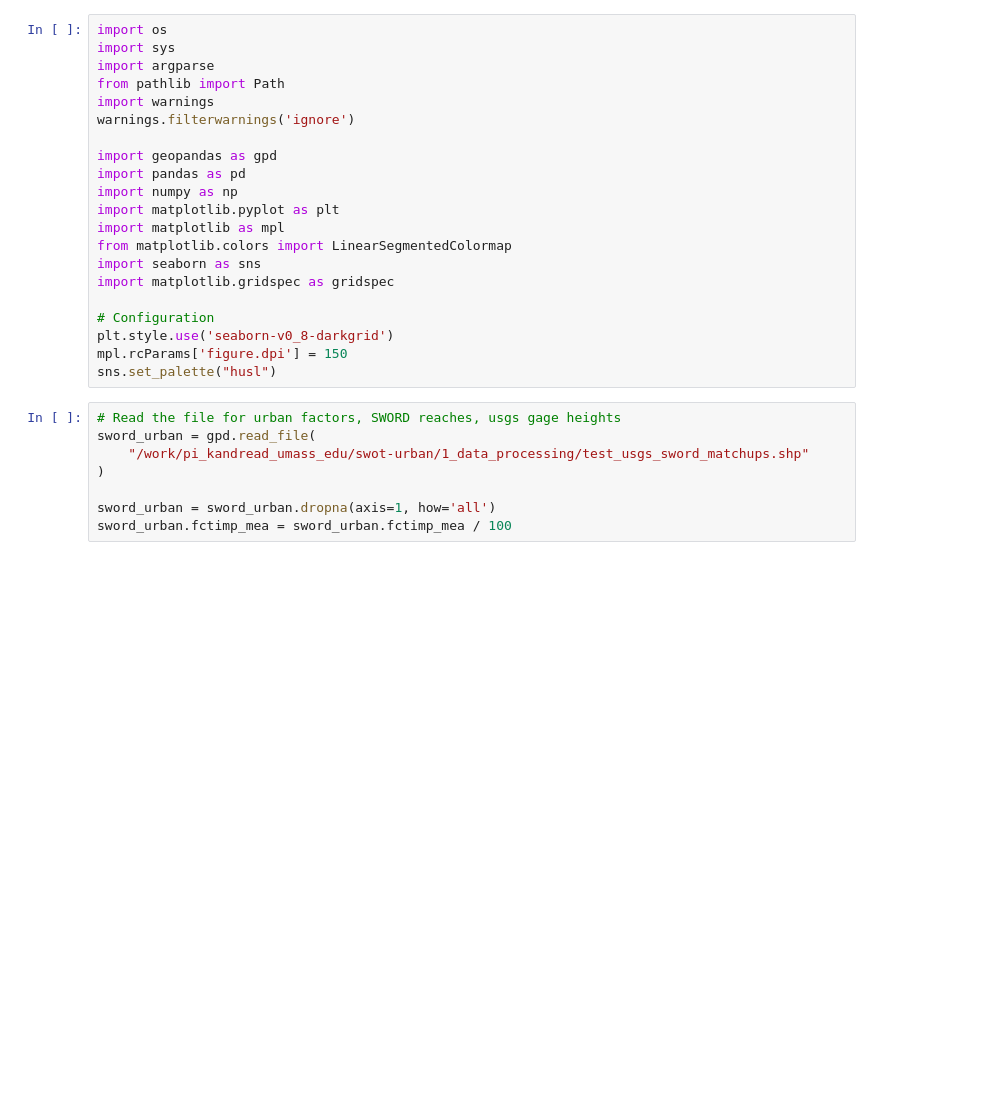
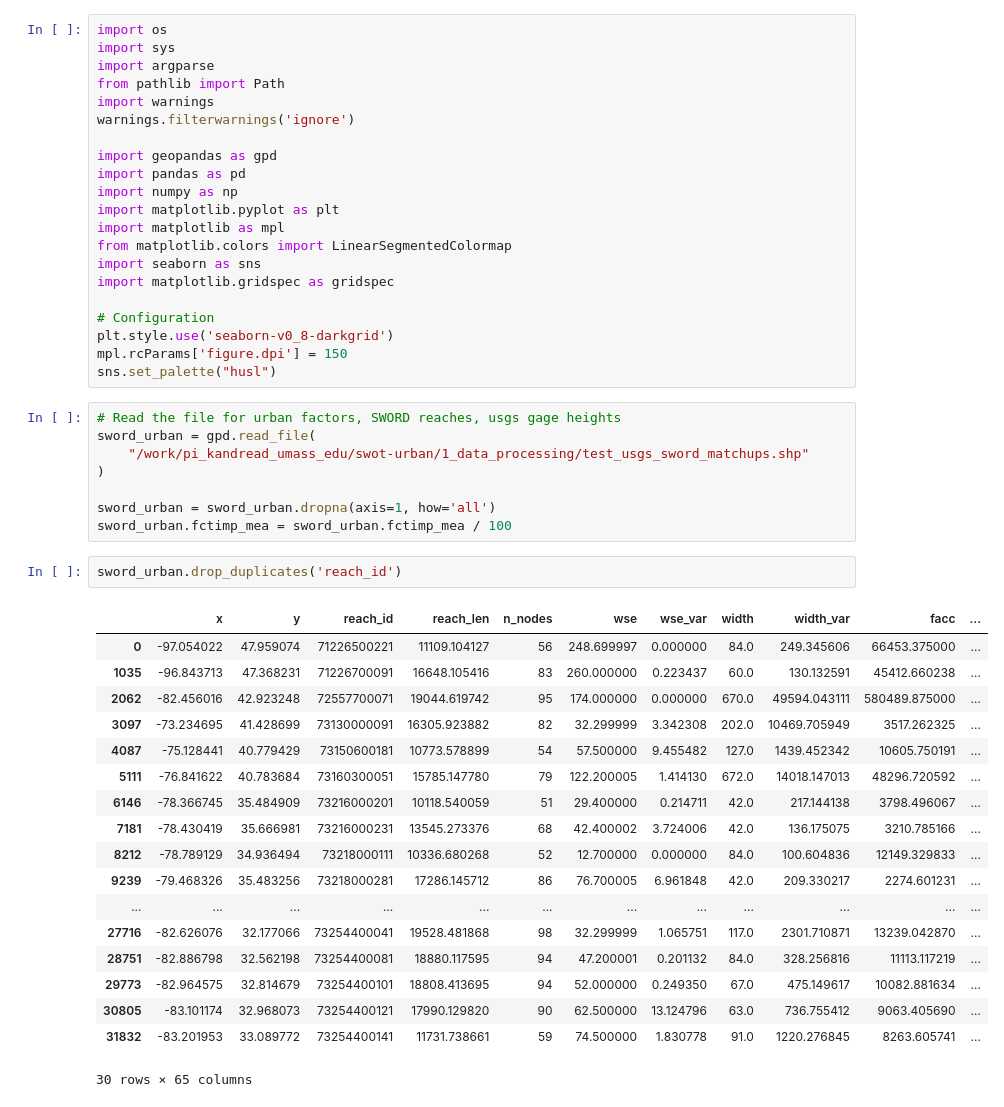
Before and after one commit to Hydro-Umass/swot-urban, a Jupyter notebook: analysis-urban/dev_swoturban_analysis.ipynb, the cells around one changed output. Drawn from its saved outputs; the diff is of its cells as text; blank space fills up the shorter version.

```diff
--- a/analysis-urban/dev_swoturban_analysis.ipynb
+++ b/analysis-urban/dev_swoturban_analysis.ipynb
@@ -27,6 +27,27 @@ sword_urban = gpd.read_file(
 
 sword_urban = sword_urban.dropna(axis=1, how='all')
 sword_urban.fctimp_mea = sword_urban.fctimp_mea / 100
+# %%
+sword_urban.drop_duplicates('reach_id')
+# %% [output]
+|  | x | y | reach_id | reach_len | n_nodes | wse | wse_var | width | width_var | facc | ... |
+| 0 | -97.054022 | 47.959074 | 71226500221 | 11109.104127 | 56 | 248.699997 | 0.000000 | 84.0 | 249.345606 | 66453.375000 | ... |
+| 1035 | -96.843713 | 47.368231 | 71226700091 | 16648.105416 | 83 | 260.000000 | 0.223437 | 60.0 | 130.132591 | 45412.660238 | ... |
+| 2062 | -82.456016 | 42.923248 | 72557700071 | 19044.619742 | 95 | 174.000000 | 0.000000 | 670.0 | 49594.043111 | 580489.875000 | ... |
+| 3097 | -73.234695 | 41.428699 | 73130000091 | 16305.923882 | 82 | 32.299999 | 3.342308 | 202.0 | 10469.705949 | 3517.262325 | ... |
+| 4087 | -75.128441 | 40.779429 | 73150600181 | 10773.578899 | 54 | 57.500000 | 9.455482 | 127.0 | 1439.452342 | 10605.750191 | ... |
+| 5111 | -76.841622 | 40.783684 | 73160300051 | 15785.147780 | 79 | 122.200005 | 1.414130 | 672.0 | 14018.147013 | 48296.720592 | ... |
+| 6146 | -78.366745 | 35.484909 | 73216000201 | 10118.540059 | 51 | 29.400000 | 0.214711 | 42.0 | 217.144138 | 3798.496067 | ... |
+| 7181 | -78.430419 | 35.666981 | 73216000231 | 13545.273376 | 68 | 42.400002 | 3.724006 | 42.0 | 136.175075 | 3210.785166 | ... |
+| 8212 | -78.789129 | 34.936494 | 73218000111 | 10336.680268 | 52 | 12.700000 | 0.000000 | 84.0 | 100.604836 | 12149.329833 | ... |
+| 9239 | -79.468326 | 35.483256 | 73218000281 | 17286.145712 | 86 | 76.700005 | 6.961848 | 42.0 | 209.330217 | 2274.601231 | ... |
+| ... | ... | ... | ... | ... | ... | ... | ... | ... | ... | ... | ... |
+| 27716 | -82.626076 | 32.177066 | 73254400041 | 19528.481868 | 98 | 32.299999 | 1.065751 | 117.0 | 2301.710871 | 13239.042870 | ... |
+| 28751 | -82.886798 | 32.562198 | 73254400081 | 18880.117595 | 94 | 47.200001 | 0.201132 | 84.0 | 328.256816 | 11113.117219 | ... |
+| 29773 | -82.964575 | 32.814679 | 73254400101 | 18808.413695 | 94 | 52.000000 | 0.249350 | 67.0 | 475.149617 | 10082.881634 | ... |
+| 30805 | -83.101174 | 32.968073 | 73254400121 | 17990.129820 | 90 | 62.500000 | 13.124796 | 63.0 | 736.755412 | 9063.405690 | ... |
+| 31832 | -83.201953 | 33.089772 | 73254400141 | 11731.738661 | 59 | 74.500000 | 1.830778 | 91.0 | 1220.276845 | 8263.605741 | ... |
+30 rows × 65 columns
 # %%
 """
 Urban Area Histograms with CDF
```
Also changed, not shown: parts of 2 cells of this notebook, 2 other files.
